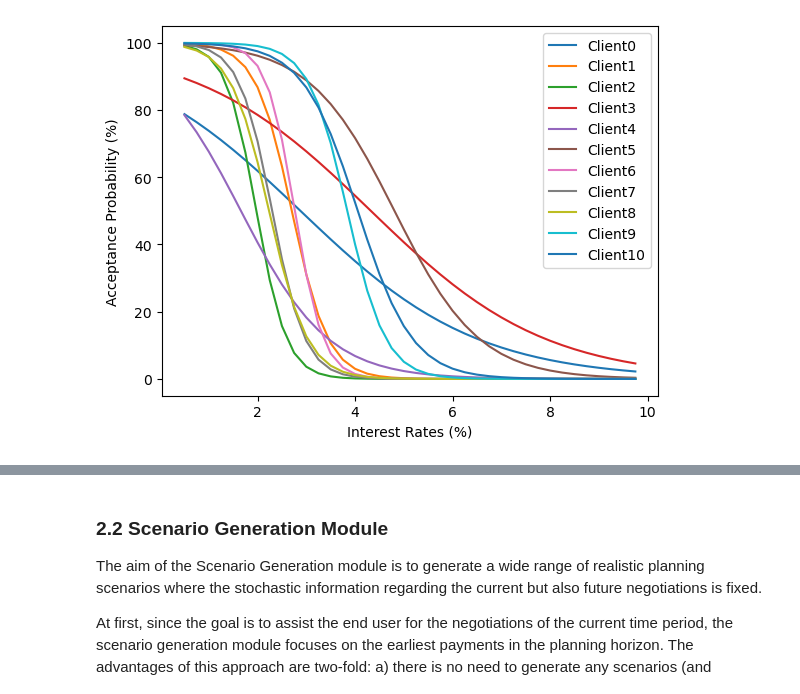
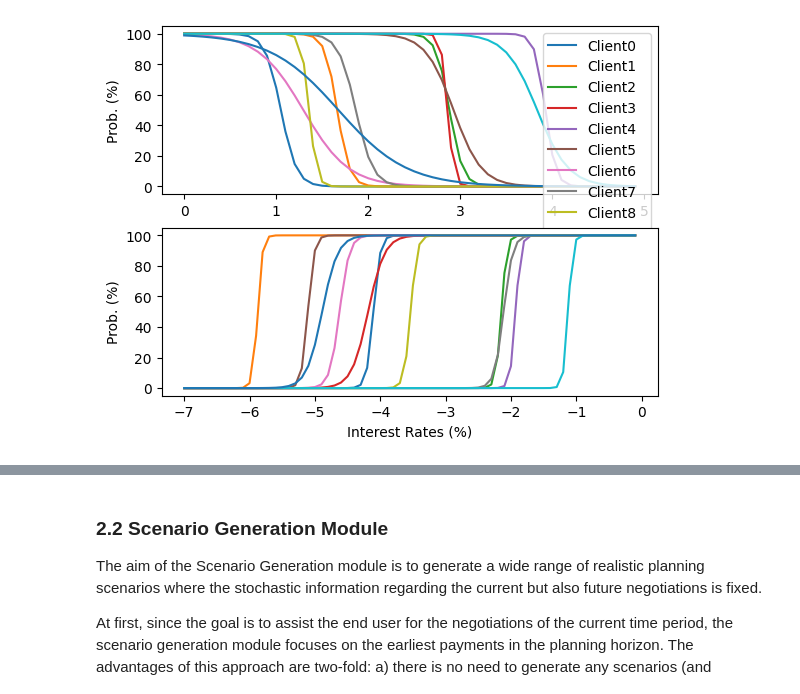
Before and after one commit to aiplan4eu/tsb-caos, a Jupyter notebook: case_study.ipynb, the cells around one changed output, grey strips where cells are left out. Cells and saved outputs as stored; diff of their text form; code cells hidden in the pictures.

```diff
--- a/case_study.ipynb
+++ b/case_study.ipynb
@@ -32,28 +32,37 @@ In the following, we visualize the acceptance probability of a range of interest
 # %%
 from problem import CAOSProblem
+from common import ContractType
 
 from interest_rate_prediction import InterestRatePrediction
 import matplotlib.pyplot as plt
-import json
-
-#Load Data
-f = open("gen_data.json")
-data = json.loads(f.read())
-f.close()
 
 ### Create problem object and load data
 p = CAOSProblem()
-p.LoadInstance(data)
+#p.CreateRandomInstance()
+p.LoadInstance("gen_data.json")
 
-x = [v * 0.25 for v in range(2, 40)]
+f, ax = plt.subplots(2,1)
+
+
+#Inbound Probabilities
+x = [v * 0.1 for v in range(0, 50)]
 
 for c in p.clients:
-    y = [InterestRatePrediction.FindRateProbability(c, v) * 100 for v in x]
-    plt.plot(x, y, label=c.name)
+    y = [InterestRatePrediction.FindRateProbability(c, ContractType.INBOUND, v) * 100 for v in x]
+    ax[0].plot(x, y, label=c.name)
 
-plt.xlabel("Interest Rates (%)")
-plt.ylabel("Acceptance Probability (%)")
-plt.legend()
+#Outbound Probabilities
+x = [v * 0.1 for v in range(-70, 0)]
+
+for c in p.clients:
+    y = [InterestRatePrediction.FindRateProbability(c, ContractType.OUTBOUND, abs(v)) * 100 for v in x]
+    ax[1].plot(x, y, label=c.name)
+
+
+ax[1].set_xlabel("Interest Rates (%)")
+ax[0].set_ylabel("Prob. (%)")
+ax[1].set_ylabel("Prob. (%)")
+ax[0].legend()
 plt.show()
 # %% [output]
-[figure, old version]
+[figure, new version]
```
Also changed, not shown: parts of 6 cells of this notebook, 8 other files.
